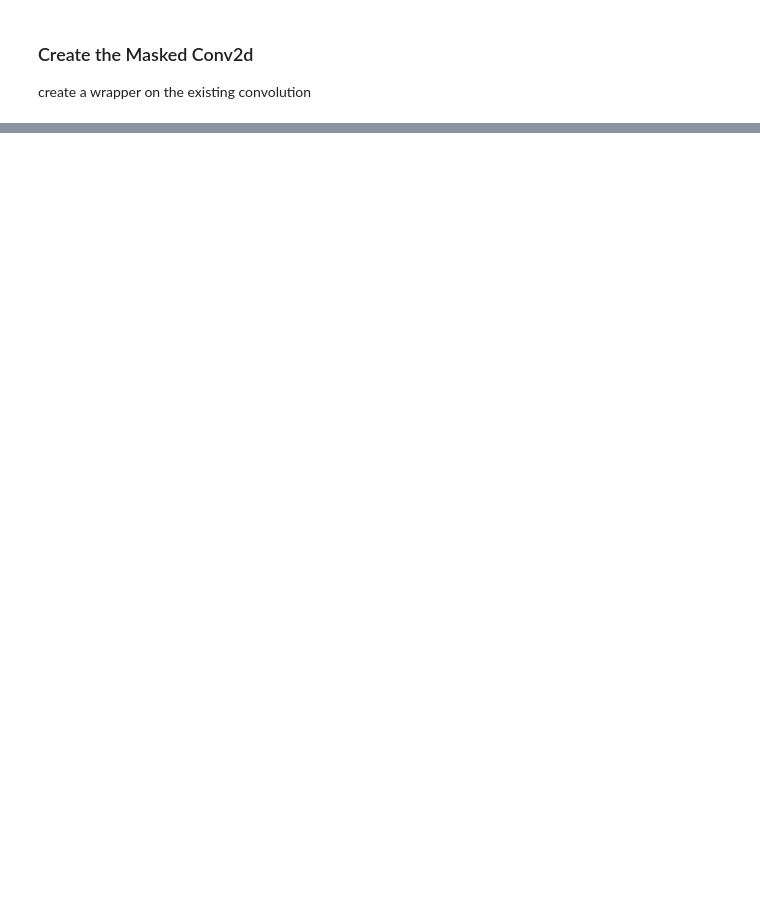
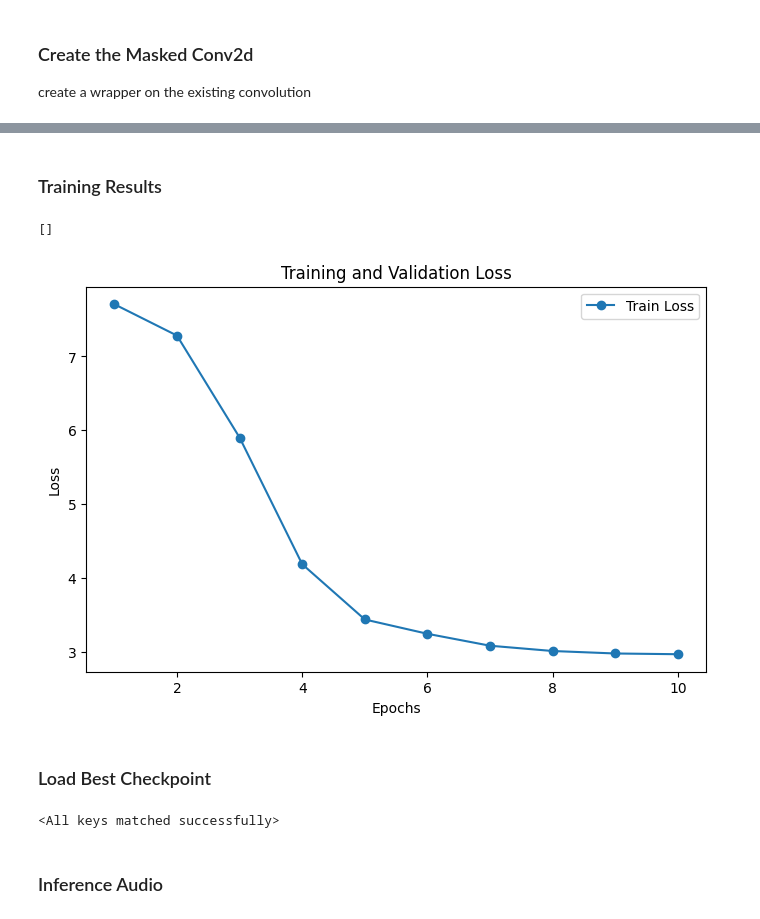
Before and after one commit to huyendt1610/speech-to-text, a Jupyter notebook: libri_data_set.ipynb, the cells around one changed output, grey strips where cells are left out. Drawn from its saved outputs; the diff is of its cells as text; code cells hidden in the pictures; blank space fills up the shorter version.

Commit message:
train the model

```diff
--- a/libri_data_set.ipynb
+++ b/libri_data_set.ipynb
@@ -401,0 +933,28 @@ class MaskedConvd2d(nn.Conv2d): # inherit from nn.Conv2d
+# %% [markdown]
+### Training Results
+# %%
+validation_loss
+# %% [output]
+[]
+# %%
+epochs = range(1, len(train_loss) + 1)
+
+plt.figure(figsize=(8, 5))
+plt.plot(epochs, train_loss, label="Train Loss", marker='o')
+# plt.plot(epochs, validation_loss, label="Validation Loss", marker='s')
+plt.xlabel("Epochs")
+plt.ylabel("Loss")
+plt.title("Training and Validation Loss")
+plt.legend()
+plt.show()
+# %% [output]
+[figure, added]
+# %% [markdown]
+### Load Best Checkpoint
+# %%
+model = DeepSpeech2()
+model.load_state_dict(torch.load("best_weights.pt", weights_only=True))
+# %% [output]
+<All keys matched successfully>
+# %% [markdown]
+### Inference Audio
```
Also changed, not shown: parts of 48 cells of this notebook, 1 other file.
